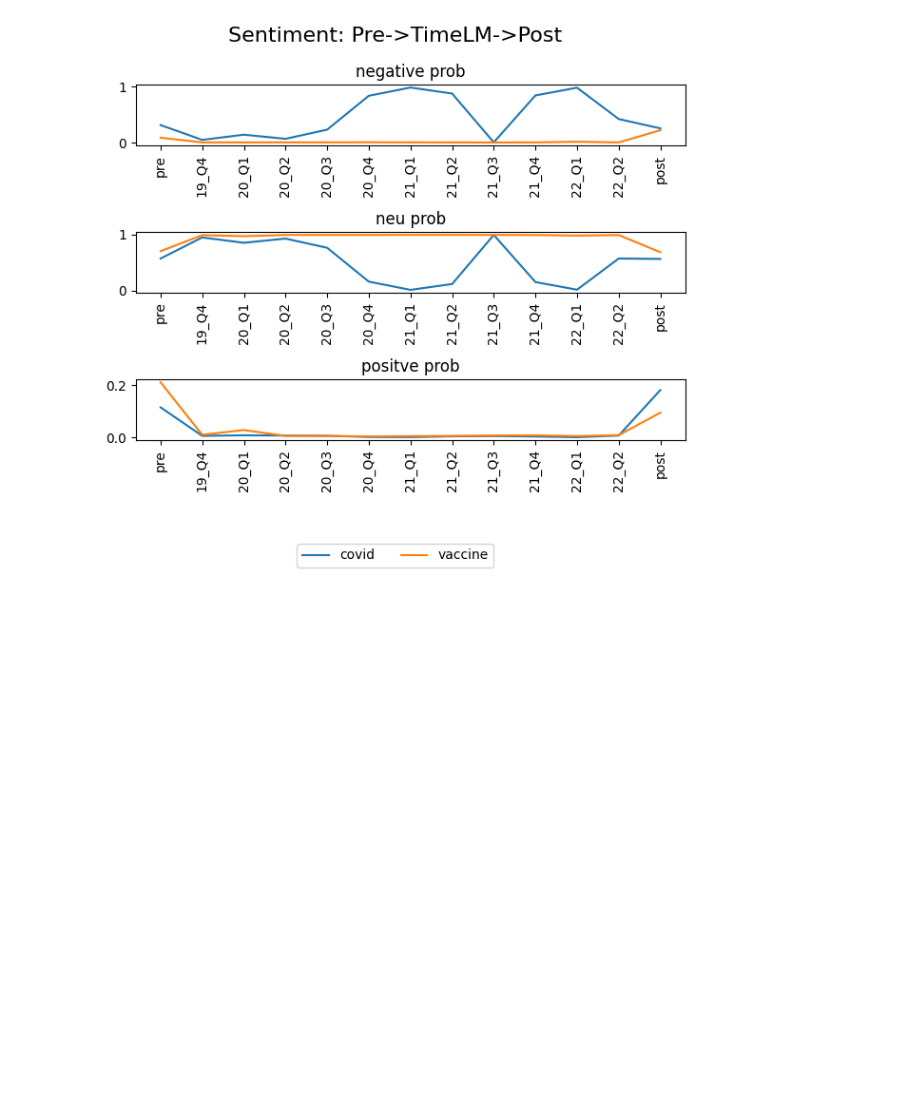
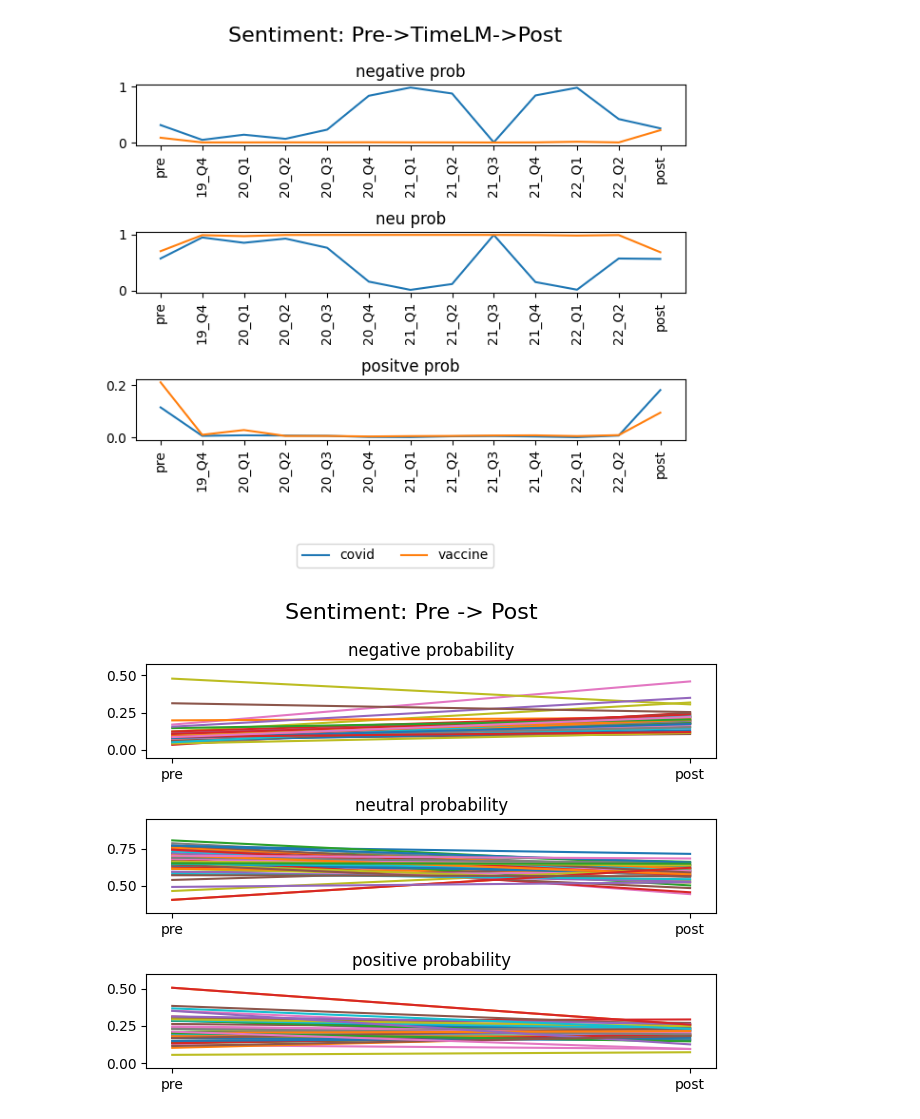
Before and after one commit to Magdk01/Twitter-Emotion-Covid-Project, a Jupyter notebook: word_eval/word_evaluation_plotter.ipynb, the cells around one changed output. Saved outputs shown, nothing was run; the diff lists cells and outputs as text; code cells hidden in the pictures; blank space fills up the shorter version.

```diff
--- a/word_eval/word_evaluation_plotter.ipynb
+++ b/word_eval/word_evaluation_plotter.ipynb
@@ -76,3 +116,7 @@ sentiment_plotter(keywords = ['park', 'garden','pool','backyard'],full=False, fi
 sentiment_plotter(['vaccine','covid'],full=True, fig_title="Sentiment: Pre->TimeLM->Post")
 # %% [output]
 [figure]
+# %%
+sentiment_plotter(keywords = [],full='an', fig_title= "Sentiment: Pre -> Post")
+# %% [output]
+[figure, added]
```
Also changed, not shown: parts of 6 cells of this notebook.
